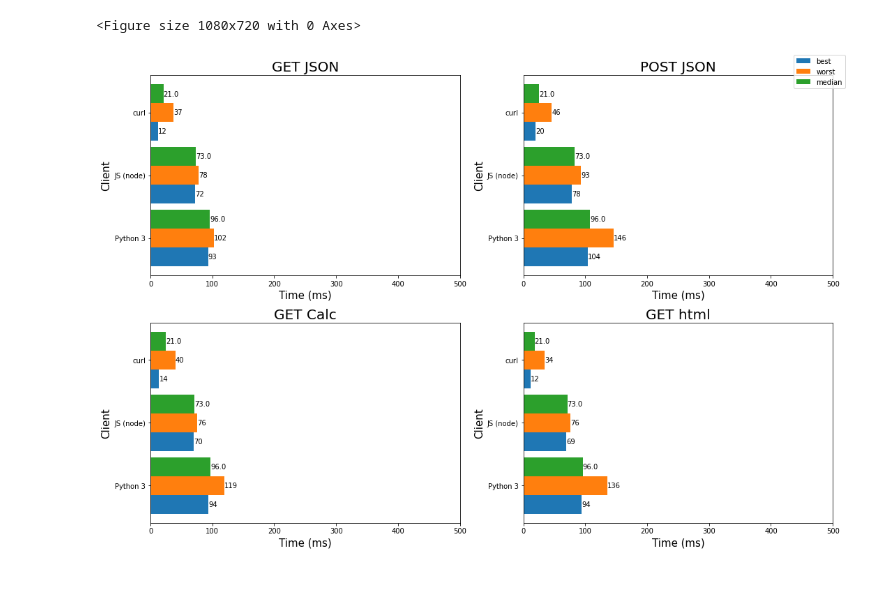
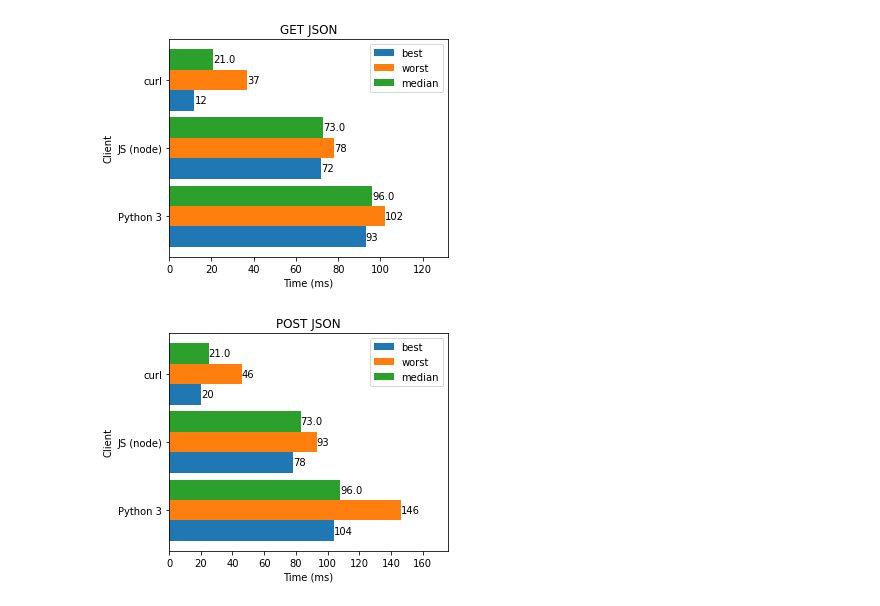
Before and after one commit to SeongHyukJang/Server-Performance-Analysis, a Jupyter notebook: Response Time Result.ipynb, the cells around one changed output. Drawn from its saved outputs; the diff is of its cells as text; code cells hidden in the pictures.

Commit message:
mdy graphs

```diff
--- a/Response Time Result.ipynb
+++ b/Response Time Result.ipynb
@@ -54,37 +54,33 @@ html_get_best = [min(py_html_get),min(js_html_get),min(curl_html_get)]
 html_get_worst = [max(py_html_get),max(js_html_get),max(curl_html_get)]
 html_get_median = [statistics.median(py_html_get),statistics.median(js_html_get),statistics.median(curl_html_get)]
 ###############################
-# %%
-fig = plt.figure()
-fig.set_figheight(10)
-fig.set_figwidth(15)
-# %% [output]
-<Figure size 1080x720 with 0 Axes>
 # %%
-def makePlot(ax,best,worst,median,title):
+def makePlot(fig,best,worst,median,title):
+    fig.rcParams["figure.figsize"] = (5,4)
     width = 0.3
 
     index = [0,1,2]
-    ax.barh(index,best,width)
+    fig.barh(index,best,width)
     for i,v in enumerate(index):
         s = str(best[i])
-        ax.text(best[i],v,s,horizontalalignment='left',verticalalignment='center')
+        fig.text(best[i],v,s,horizontalalignment='left',verticalalignment='center')
 
     index = list(map(lambda x : x+width,index))
-    ax.barh(index,worst,width )
+    fig.barh(index,worst,width )
     for i,v in enumerate(index):
         s = str(worst[i])
-        ax.text(worst[i],v,s,horizontalalignment='left',verticalalignment='center')
+        fig.text(worst[i],v,s,horizontalalignment='left',verticalalignment='center')
 
     index = list(map(lambda x : x+width,index))
-    ax.barh(index,median,width)
+    fig.barh(index,median,width)
     for i,v in enumerate(index):
         s = str(json_get_median[i])
-        ax.text(median[i],v,s,horizontalalignment='left',verticalalignment='center')
+        fig.text(median[i],v,s,horizontalalignment='left',verticalalignment='center')
 
-    ax.set_xlim(0, 500)
-    ax.set_yticks([0.3,1.3,2.3])
-    ax.set_yticklabels(languages)
-    ax.set_ylabel('Client',fontsize = 15)
-    ax.set_xlabel('Time (ms)',fontsize = 15)
-    ax.set_title(title,fontsize = 20)
+    fig.xlim(0,max(worst)+30)
+    fig.yticks([0.3,1.3,2.3],languages)
+    fig.ylabel('Client')
+    fig.xlabel('Time (ms)')
+    fig.title(title)
+    fig.legend(['best','worst','median'])
+    fig.show()
@@ -100,6 +87,8 @@ makePlot(ax4,html_get_best,html_get_worst,html_get_median,'GET html')
-# %%
-fig.legend(['best','worst','median'])
-fig.tight_layout()
-fig
-# %% [output]
-[figure, removed]
+# %%
+makePlot(plt,json_get_best,json_get_worst,json_get_median,'GET JSON')
+# %% [output]
+[figure, added]
+# %%
+makePlot(plt,json_post_best,json_post_worst,json_post_median,'POST JSON')
+# %% [output]
+[figure, added]
```
Also changed, not shown: parts of 4 cells of this notebook.
